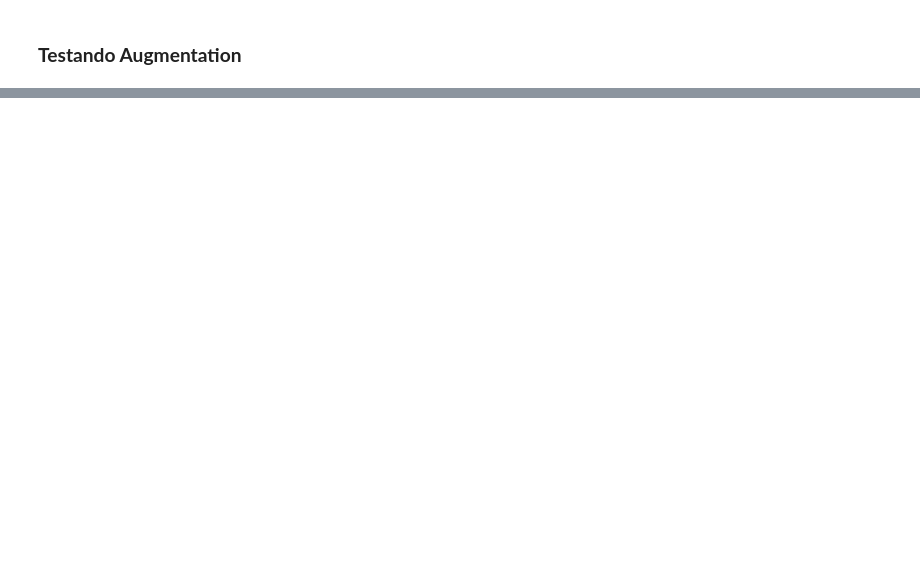
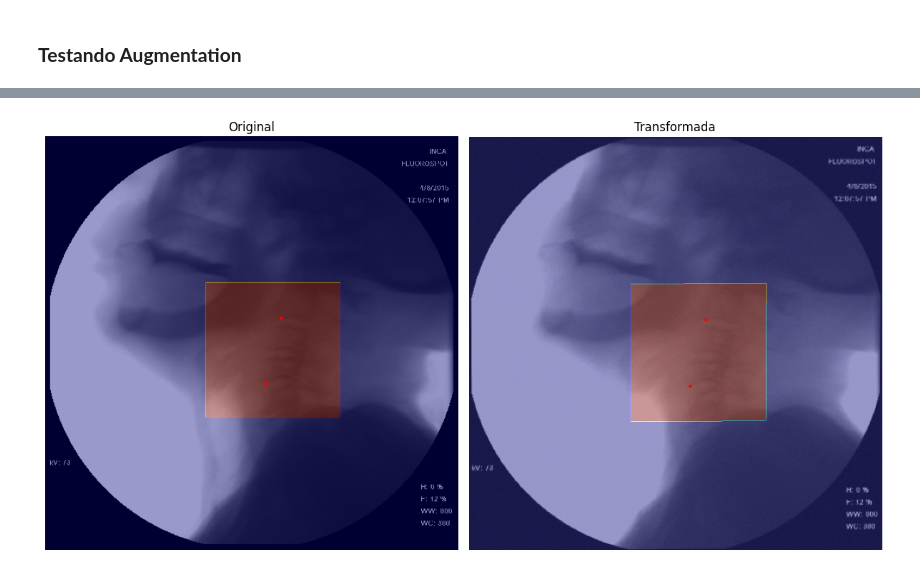
Before and after one commit to Vinicius0300/INF2008_code, a Jupyter notebook: notebook_teste.ipynb, the cells around one changed output, grey strips where cells are left out. Saved outputs shown, nothing was run; the diff lists cells and outputs as text; code cells hidden in the pictures; blank space fills up the shorter version.

Commit message:
Testes com o VFSSDatasetImage

```diff
--- a/notebook_teste.ipynb
+++ b/notebook_teste.ipynb
@@ -6,42 +57,76 @@ from albumentations.pytorch import ToTensorV2
+# %%
+def load_points(path: str, filename: str = 'Results.csv') -> np.ndarray:
+        """Carrega e converte os pontos do arquivo CSV."""
+        full_path = path
+        if not os.path.exists(full_path):
+            raise FileNotFoundError(f"Arquivo de pontos não encontrado: {full_path}")
+
+        df = pd.read_csv(full_path)
+        if df.empty:
+            raise ValueError(f"Arquivo de pontos vazio: {full_path}")
+
+        row = df.iloc[0]
+        return get_corners_from_angle(
+            row['BX'], row['BY'], row['Width'], row['Height'], row['Angle']
+        )
 # %%
-import matplotlib.pyplot as plt
-import cv2
-import albumentations as A
-from albumentations.pytorch import ToTensorV2
-
-
 transform = A.Compose([
     A.Resize(512, 512),
 
-    A.HorizontalFlip(p=0.5),
-    A.Rotate(limit=10, p=0.5),
+    A.PixelDropout(dropout_prob = 0.01, p = 0.5),
+    A.ShiftScaleRotate(shift_limit = 0.06, scale_limit = 0.1, rotate_limit = 10, p = 0.5),
+    A.Perspective(scale=(0.01, 0.02), keep_size=True, fit_output=False, p=0.5),
+    A.CropAndPad(px=(-30, 30), p=0.5),
+    A.AdvancedBlur(blur_limit= (3, 15), rotate_limit= (-90, 90), beta_limit= (0.5, 8.0), noise_limit= (0.9, 1.1), p= 0.5),
 
-    A.RandomBrightnessContrast(p=0.3),
-
-    A.GaussNoise(p=0.2),
-
-    A.ShiftScaleRotate(
-        shift_limit=0.03,
-        scale_limit=0.05,
-        rotate_limit=10,
-        p=0.3
-    ),
+    A.RandomBrightnessContrast(p=0.5),                      # Brilho de Contraste
+    A.GaussNoise(var_limit=(00.0, 100.0), mean=0, p=0.5),   # Ruído Gaussiano
 
     ToTensorV2()
-])
+],
+keypoint_params=A.KeypointParams(format='xy', label_fields=['keypoint_labels']),
+)
 
 # Read an image with OpenCV and convert it to the RGB colorspace
 image = cv2.imread(r"C:\Users\viniciuscosta\Documents\Projects\INCA\INF2008_code\data\frames\v1_f82.png")
 image = cv2.cvtColor(image, cv2.COLOR_BGR2RGB)
 
+keypoints = load_points(r"C:\Users\viniciuscosta\Documents\Projects\INCA\INF2008_code\data\rotulos\anotacoes-tecgraf\batch-2\VC\v1_f82\Results.csv")
+keypoint_labels = [0, 1]
+
+mask = np.array(generate_roi_from_points(keypoints, image.shape[0], image.shape[1]))
+mask_labels = [0]
+
 # Augment an image
-transformed = transform(image=image)
+transformed = transform(image=image,
+                        mask=mask,
+                        mask_labels=mask_labels,
+                        keypoints=keypoints,
+                        keypoint_labels=keypoint_labels)
+
 transformed_image = transformed["image"]
+transformed_image = transformed_image.permute(1,2,0)
 
-fig, ax = plt.subplot(2,1)
+transformed_keypoint = np.array(transformed["keypoints"])
+transformed_keypoint_labels = transformed["keypoint_labels"]
 
-ax[0].plt(image)
-ax[1].plt(transformed_image)
+transformed_mask = transformed['mask']
+transformed_mask_labels = transformed['mask_labels']
 
+fig, ax = plt.subplots(nrows=1, ncols=2, figsize=(12,8))
+
+ax[0].imshow(image)
+ax[0].imshow(mask, cmap="jet", alpha=0.4)   # máscara
+ax[0].scatter(keypoints[:,0], keypoints[:,1], c="r", s=5)
+ax[0].set_title("Original")
+ax[0].axis("off")
+
+ax[1].imshow(transformed_image)
+ax[1].imshow(transformed_mask, cmap="jet", alpha=0.4)   # máscara
+ax[1].scatter(transformed_keypoint[:,0], transformed_keypoint[:,1], c="r", s=5)
+ax[1].set_title("Transformada")
+ax[1].axis("off")
+
+plt.tight_layout()
 plt.show()
 # %% [output]
@@ -66,0 +133 @@ ImportError: numpy.core.multiarray failed to import
+[figure, added]
```
Also changed, not shown: parts of 4 cells of this notebook, 5 other files.
